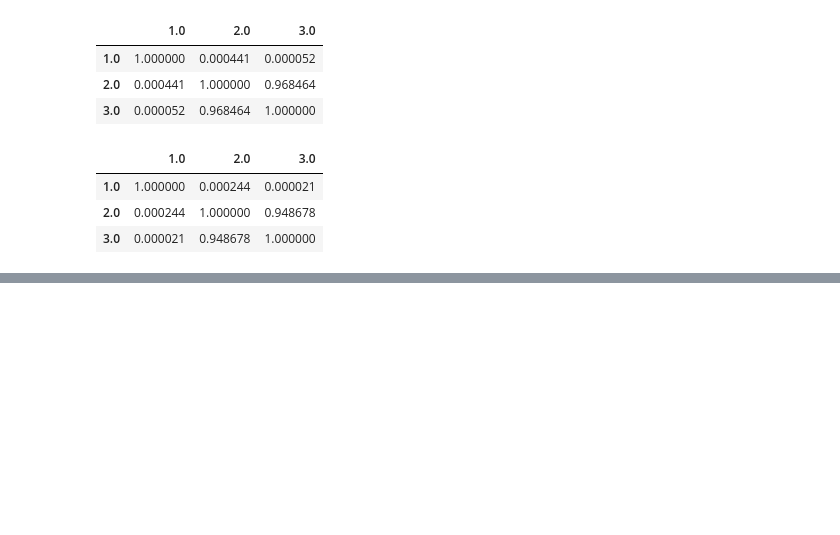
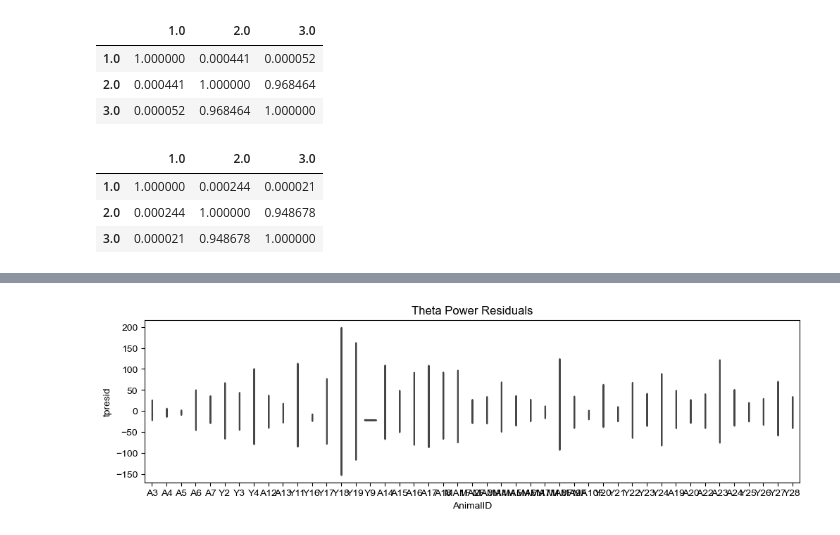
Before and after one commit to GiocomoLab/Herber2024, a Jupyter notebook: Figure 4.ipynb, the cells around one changed output, grey strips where cells are left out. Saved outputs shown, nothing was run; the diff lists cells and outputs as text; code cells hidden in the pictures; blank space fills up the shorter version.

```diff
--- a/Figure 4.ipynb
+++ b/Figure 4.ipynb
@@ -1084,3 +1084,96 @@ ph.posthoc_conover(df, val_col = 'FGp', group_col = 'AgeGroup', p_adjust = 'holm
 | 1.0 | 1.000000 | 0.000244 | 0.000021 |
 | 2.0 | 0.000244 | 1.000000 | 0.948678 |
 | 3.0 | 0.000021 | 0.948678 | 1.000000 |
+# %%
+''' Fit LMMs to Theta, Slow Gamma, & Fast Gamma Power, Report Out Fitted Values for Figure 7 & 8'''
+
+#TP Dependent
+mtp = smf.mixedlm('tp ~ 1 + C(AgeGroup) + C(Sex) + C(Cohort) + Session + Session:C(AgeGroup)', groups = 'AnimalID', re_formula = '1',
+                     data=df).fit(reml= True)
+print(mtp.summary())
+print(mtp.wald_test_terms(scalar = False))
+#print(mtp.aic)
+#print(mtp.bic)
+
+df['tpresid'] = mtp.resid
+fig, ax = plt.subplots(figsize = (12,3))
+sns.violinplot(data = df, x = 'AnimalID', y = 'tpresid', inner = 'quartile', ax = ax)
+plt.title('Theta Power Residuals')
+plt.show()
+
+df['tpfitted'] = mtp.fittedvalues
+animalgrouped = df.groupby(['AnimalID'])
+
+print('Raw Data Mean across All Sessions by Animal:')
+print(animalgrouped['tp'].mean().to_string(index=False))
+
+print('\nFitted Data Mean across All Sessions by Animal:')
+print(animalgrouped['tpfitted'].mean().to_string(index=False))
+
+# No sig. session x age effects... Therefore, not reporting change in mean across sessions
+#print('\nFitted Data Mean across All Sessions by Animal:')
+#print('First Three: ')
+#print(df.loc[df['Session'] <= 3].groupby(['AnimalID'])['mfracfitted'].mean().to_string(index = True))
+#print('Last Three: ')
+#print(df.loc[df['Session'] >= 4].groupby(['AnimalID'])['mfracfitted'].mean().to_string(index = True))
+
+#SGp Dependent
+mSGp = smf.mixedlm('SGp ~ 1 + C(AgeGroup) + C(Sex) + C(Cohort) + Session + Session:C(AgeGroup)', groups = 'AnimalID', re_formula = '1',
+                     data=df).fit(reml= True)
+print(mSGp.summary())
+print(mSGp.wald_test_terms(scalar = False))
+#print(mSGp.aic)
+#print(mSGp.bic)
+
+df['SGpresid'] = mSGp.resid
+fig, ax = plt.subplots(figsize = (12,3))
+sns.violinplot(data = df, x = 'AnimalID', y = 'SGpresid', inner = 'quartile', ax = ax)
+plt.title('Slow Gamma Power Residuals')
+plt.show()
+
+df['SGpfitted'] = mSGp.fittedvalues
+animalgrouped = df.groupby(['AnimalID'])
+
+print('Raw Data Mean across All Sessions by Animal:')
+print(animalgrouped['SGp'].mean().to_string(index=False))
+
+print('\nFitted Data Mean across All Sessions by Animal:')
+print(animalgrouped['SGpfitted'].mean().to_string(index=False))
+
+# No sig. session x age effects... Therefore, not reporting change in mean across sessions
+#print('\nFitted Data Mean across All Sessions by Animal:')
+#print('First Three: ')
+#print(df.loc[df['Session'] <= 3].groupby(['AnimalID'])['mfracfitted'].mean().to_string(index = True))
+#print('Last Three: ')
+#print(df.loc[df['Session'] >= 4].groupby(['AnimalID'])['mfracfitted'].mean().to_string(index = True))
+
+#FGp Dependent
+mFGp = smf.mixedlm('FGp ~ 1 + C(AgeGroup) + C(Sex) + C(Cohort) + Session + Session:C(AgeGroup)', groups = 'AnimalID', re_formula = '1',
+                     data=df).fit(reml= True)
+print(mFGp.summary())
+print(mFGp.wald_test_terms(scalar = False))
+#print(mFGp.aic)
+#print(mFGp.bic)
+
+df['FGpresid'] = mFGp.resid
+fig, ax = plt.subplots(figsize = (12,3))
+sns.violinplot(data = df, x = 'AnimalID', y = 'FGpresid', inner = 'quartile', ax = ax)
+plt.title('Fast Gamma Power Residuals')
+plt.show()
+
+df['FGpfitted'] = mFGp.fittedvalues
+animalgrouped = df.groupby(['AnimalID'])
+
+print('Raw Data Mean across All Sessions by Animal:')
+print(animalgrouped['FGp'].mean().to_string(index=False))
+
+print('\nFitted Data Mean across All Sessions by Animal:')
+print(animalgrouped['FGpfitted'].mean().to_string(index=False))
+
+# No sig. session x age effects... Therefore, not reporting change in mean across sessions
+#print('\nFitted Data Mean across All Sessions by Animal:')
+#print('First Three: ')
+#print(df.loc[df['Session'] <= 3].groupby(['AnimalID'])['mfracfitted'].mean().to_string(index = True))
+#print('Last Three: ')
+#print(df.loc[df['Session'] >= 4].groupby(['AnimalID'])['mfracfitted'].mean().to_string(index = True))
+# %% [output]
@@ -1086,0 +1197 @@ ph.posthoc_conover(df, val_col = 'FGp', group_col = 'AgeGroup', p_adjust = 'holm
+[figure, added]
```
Also changed, not shown: parts of 3 cells of this notebook, 11 other files.
